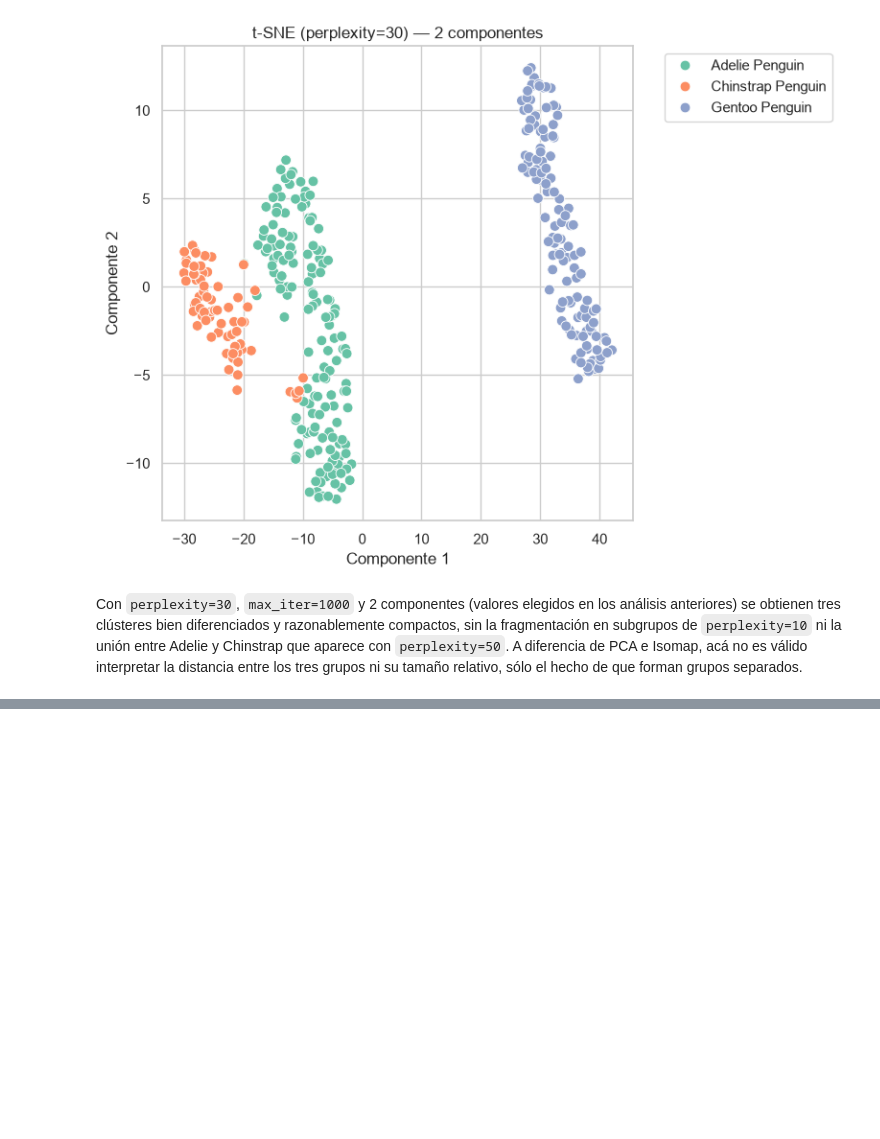
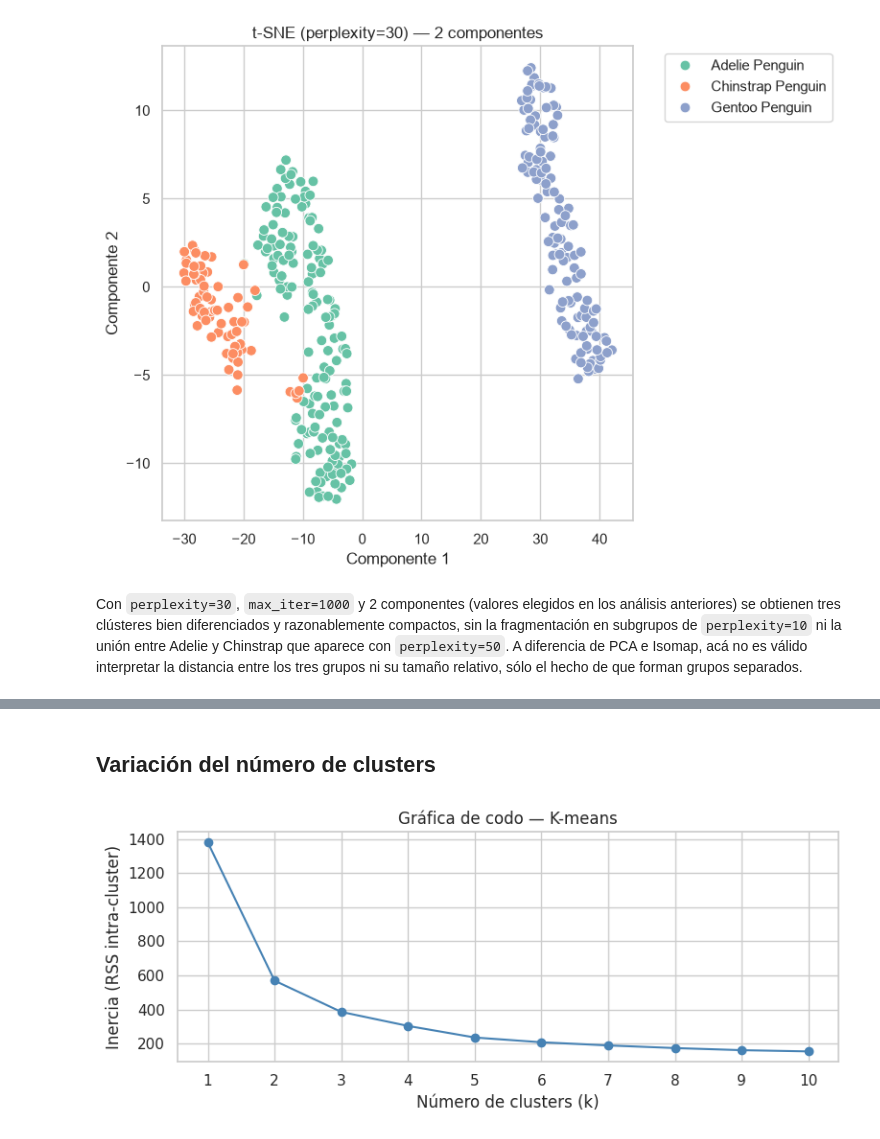
Before and after one commit to winttita/TP_MD_Frank_Winter, a Jupyter notebook: TP1/TP1_MD_Frank_Winter.ipynb, the cells around one changed output, grey strips where cells are left out. Saved outputs shown, nothing was run; the diff lists cells and outputs as text; code cells hidden in the pictures; blank space fills up the shorter version.

```diff
--- a/TP1/TP1_MD_Frank_Winter.ipynb
+++ b/TP1/TP1_MD_Frank_Winter.ipynb
@@ -777,0 +782,25 @@ Con `perplexity=30`, `max_iter=1000` y 2 componentes (valores elegidos en los an
+# %%
+from sklearn.cluster import KMeans, AgglomerativeClustering
+from sklearn.metrics import silhouette_score
+from scipy.cluster.hierarchy import dendrogram, linkage
+
+# Mismas variables estandarizadas que en PCA, Isomap y t-SNE
+X_cluster = df_scaled[num_columns]
+# %% [markdown]
+## Variación del número de clusters
+# %%
+# Ajustamos K-means para k entre 1 y 10 y guardamos cada modelo
+Nc = range(1, 11)
+kmeans = [KMeans(n_clusters=k, n_init=10, random_state=42).fit(X_cluster) for k in Nc]
+inertias = [modelo.inertia_ for modelo in kmeans]
+
+plt.figure(figsize=(8, 3.5))
+plt.plot(Nc, inertias, 'o-', color='steelblue')
+plt.xlabel('Número de clusters (k)')
+plt.ylabel('Inercia (RSS intra-cluster)')
+plt.title('Gráfica de codo — K-means')
+plt.xticks(Nc)
+plt.tight_layout()
+plt.show()
+# %% [output]
+[figure, added]
```
Also changed, not shown: parts of 26 cells of this notebook.
